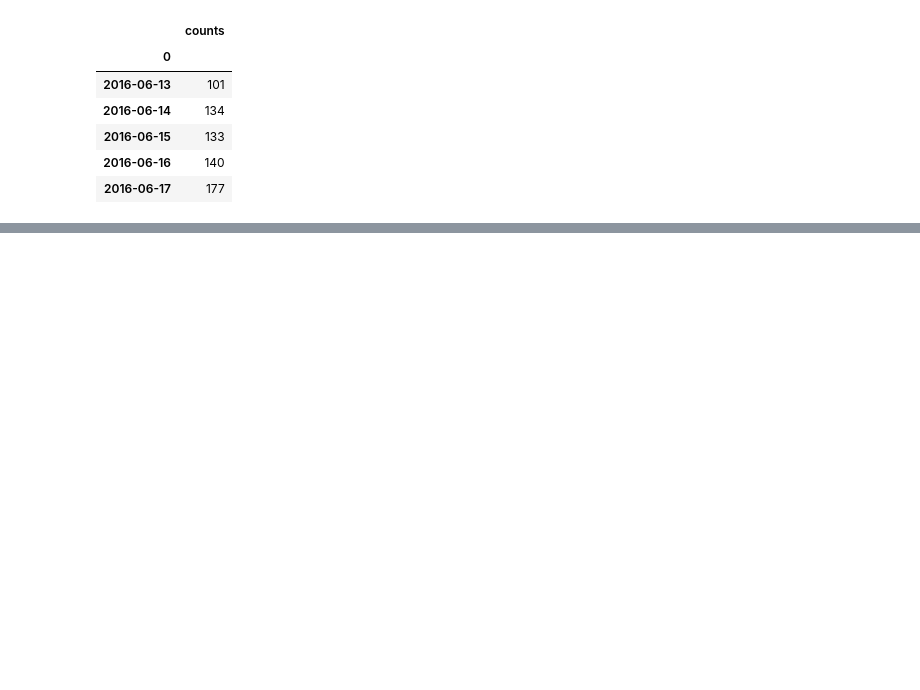
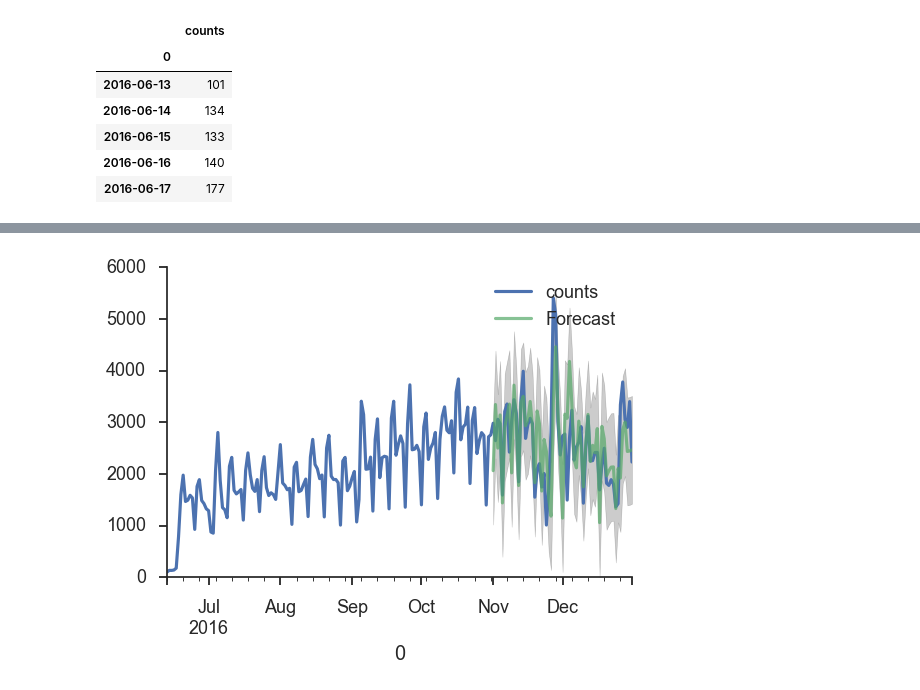
Before and after one commit to jessepisel/random_projects, a Jupyter notebook: PHX timeseries.ipynb, the cells around one changed output, grey strips where cells are left out. Cells and saved outputs as stored; diff of their text form; code cells hidden in the pictures; blank space fills up the shorter version.

Commit message:
working now
added predictions, need to fine tune the arima model

```diff
--- a/PHX timeseries.ipynb
+++ b/PHX timeseries.ipynb
@@ -73,0 +91,13 @@ ValueError: maxlag should be < nobs
+# %%
+pred = res_seasonal.get_prediction(start='2016-11-01')
+pred_ci = pred.conf_int()
+# %%
+ax = new.plot(label='observed')
+pred.predicted_mean.plot(ax=ax, label='Forecast', alpha=.7)
+ax.fill_between(pred_ci.index,
+                pred_ci.iloc[:, 0],
+                pred_ci.iloc[:, 1], color='k', alpha=.2)
+plt.legend()
+sns.despine()
+# %% [output]
+[figure, added]
```
Also changed, not shown: parts of 13 cells of this notebook.
